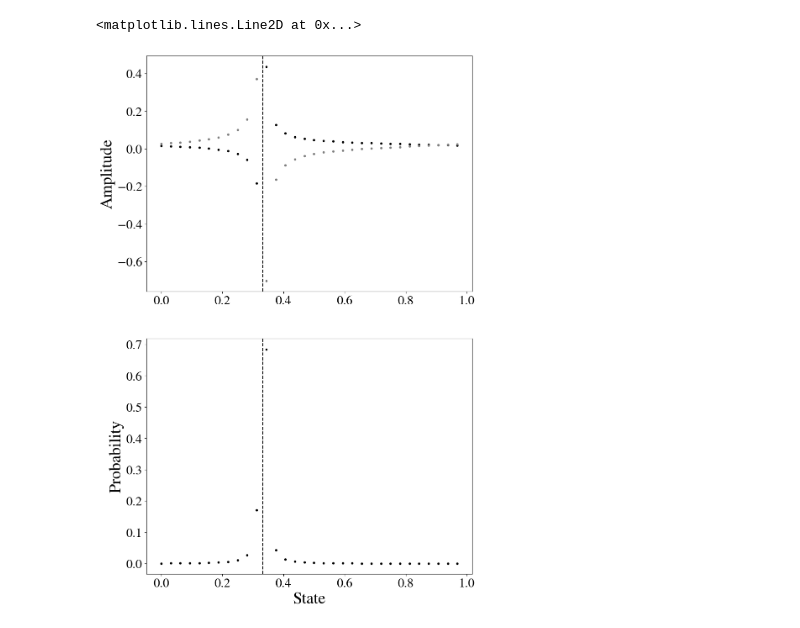
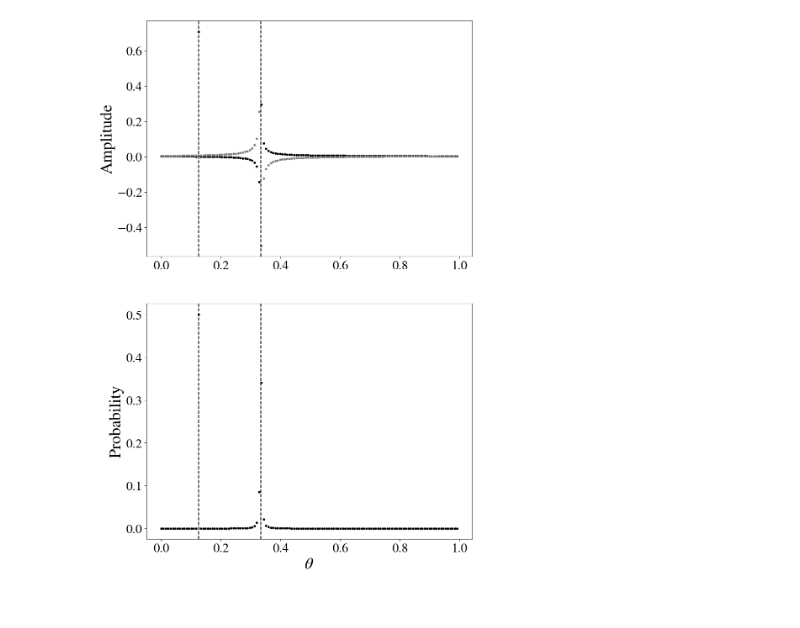
Before and after one commit to Fergus-Hayes/qiskit_tools, a Jupyter notebook: N11-phase_estimation_algorithm.ipynb, the cells around one changed output. Cells and saved outputs as stored; diff of their text form; code cells hidden in the pictures.

```diff
--- a/N11-phase_estimation_algorithm.ipynb
+++ b/N11-phase_estimation_algorithm.ipynb
@@ -24,8 +26,11 @@ circ = QuantumCircuit(qreg, qanc, canc)
 # %%
-theta = 2.*np.pi/3.
-A_gate = PhaseGate(theta)
+theta = 1./3
+phi = 1./8
+t = 2.*np.pi
+A = np.array([[phi,0],[0,theta]])
+A_gate = HamiltonianGate(A, t)
 # %%
-circ.x(qreg[0]);
+circ.h(qreg[0]);
 circ = qt.PhaseEst(circ, qreg, qanc, A_gate)
 # %%
 circ.draw('latex')
@@ -38,25 +43,32 @@ result = job.result()
 state_vector = np.asarray(result.get_statevector())
 # %%
 state_v = np.asarray(state_vector).reshape((2**nanc,2**nx)).T
+state_v = np.sum(state_v, axis=0)
+state_v = state_v/np.sqrt(np.sum(np.abs(state_v)**2))
+# %%
+xs = np.arange(2**nanc)/(2**nanc)
 # %%
 fig = plt.figure(figsize=np.array(figsize)*[1,2])
 ax = fig.add_subplot(211)
 
-plt.scatter(np.arange(2**nanc)/2**nanc, state_v[1].real, marker='.', color='black')
-plt.scatter(np.arange(2**nanc)/2**nanc, state_v[1].imag, marker='.', color='grey')
+plt.scatter(xs, state_v.real, marker='.', color='black')
+plt.scatter(xs, state_v.imag, marker='.', color='grey')
 ax.set_ylabel('Amplitude', fontsize=fontsize);
 ax.tick_params(axis='both', labelsize=ticksize);
 
-ax.axvline(theta/(2.*np.pi), ls='--', color='black')
+ax.axvline(theta, ls='--', color='black')
+ax.axvline(phi, ls='--', color='black')
 
 ax = fig.add_subplot(212)
 
-plt.scatter(np.arange(2**nanc)/2**nanc, np.abs(state_v[1])**2, marker='.', color='black')
-ax.set_xlabel('State', fontsize=fontsize);
+plt.scatter(xs, np.abs(state_v)**2, marker='.', color='black')
+ax.set_xlabel(r'$\theta$', fontsize=fontsize);
 ax.set_ylabel('Probability', fontsize=fontsize);
 ax.tick_params(axis='both', labelsize=ticksize);
 
-ax.axvline(theta/(2.*np.pi), ls='--', color='black')
+ax.axvline(theta, ls='--', color='black')
+ax.axvline(phi, ls='--', color='black')
+
+plt.show()
 # %% [output]
-<matplotlib.lines.Line2D at 0x...>
-[figure, old version]
+[figure, new version]
```
Also changed, not shown: parts of 4 cells of this notebook, 2 other files.
